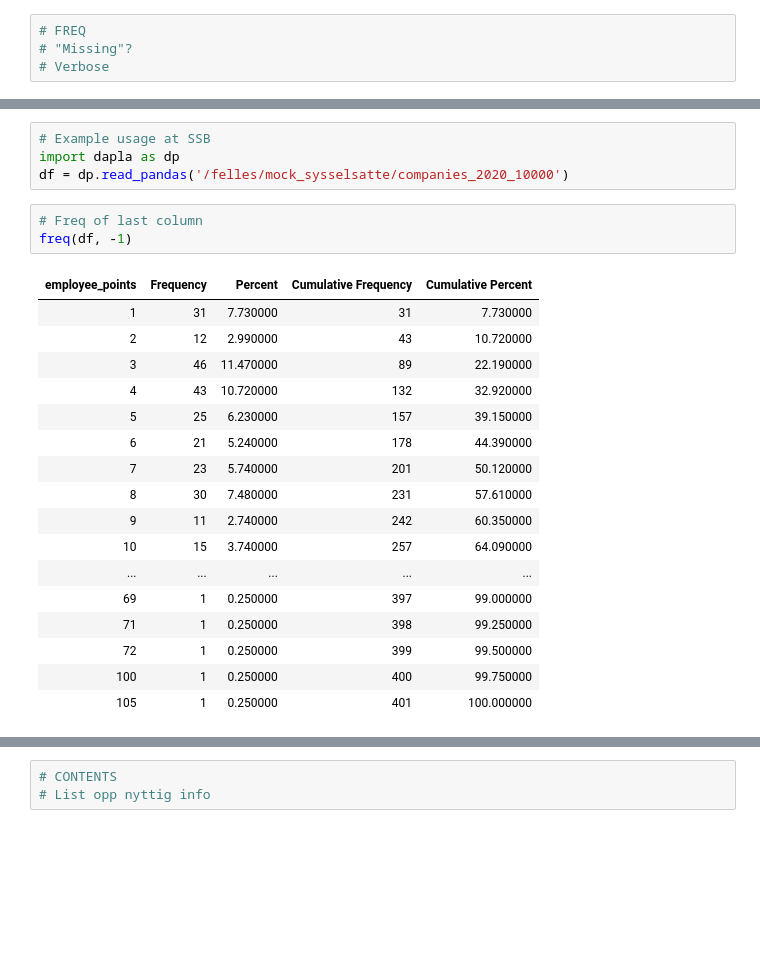
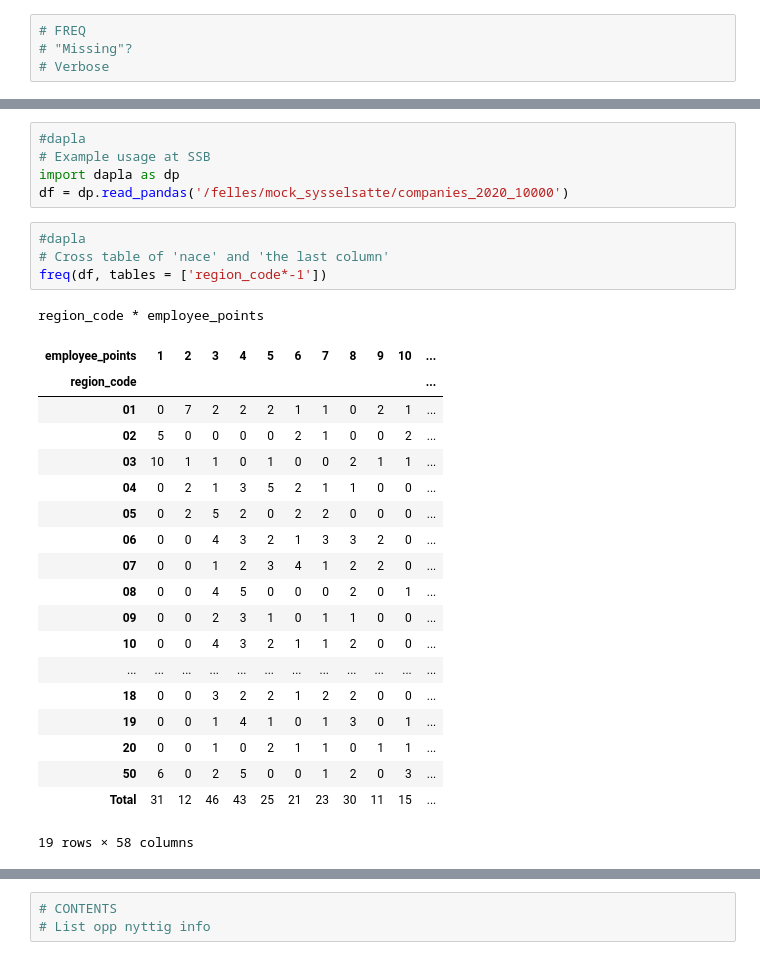
Before and after one commit to statisticsnorway/ssb-utdanning, a Jupyter notebook: 04_proc.ipynb, the cells around one changed output, grey strips where cells are left out. Drawn from its saved outputs; the diff is of its cells as text; blank space fills up the shorter version.

```diff
--- a/04_proc.ipynb
+++ b/04_proc.ipynb
@@ -134,25 +93,30 @@ def freq(df, cols = [], order = 'data', nopercent = False, nocum = False, freq_l
 # %%
+#dapla
 # Example usage at SSB
 import dapla as dp
 df = dp.read_pandas('/felles/mock_sysselsatte/companies_2020_10000')
 # %%
-# Freq of last column
-freq(df, -1)
+#dapla
+# Cross table of 'nace' and 'the last column'
+freq(df, tables = ['region_code*-1'])
 # %% [output]
+region_code * employee_points
-| employee_points | Frequency | Percent | Cumulative Frequency | Cumulative Percent |
-| 1 | 31 | 7.730000 | 31 | 7.730000 |
-| 2 | 12 | 2.990000 | 43 | 10.720000 |
-| 3 | 46 | 11.470000 | 89 | 22.190000 |
-| 4 | 43 | 10.720000 | 132 | 32.920000 |
-| 5 | 25 | 6.230000 | 157 | 39.150000 |
-| 6 | 21 | 5.240000 | 178 | 44.390000 |
-| 7 | 23 | 5.740000 | 201 | 50.120000 |
-| 8 | 30 | 7.480000 | 231 | 57.610000 |
-| 9 | 11 | 2.740000 | 242 | 60.350000 |
-| 10 | 15 | 3.740000 | 257 | 64.090000 |
-| ... | ... | ... | ... | ... |
-| 69 | 1 | 0.250000 | 397 | 99.000000 |
-| 71 | 1 | 0.250000 | 398 | 99.250000 |
-| 72 | 1 | 0.250000 | 399 | 99.500000 |
-| 100 | 1 | 0.250000 | 400 | 99.750000 |
-| 105 | 1 | 0.250000 | 401 | 100.000000 |
+| employee_points | 1 | 2 | 3 | 4 | 5 | 6 | 7 | 8 | 9 | 10 | ... |
+| region_code |  |  |  |  |  |  |  |  |  |  | ... |
+| 01 | 0 | 7 | 2 | 2 | 2 | 1 | 1 | 0 | 2 | 1 | ... |
+| 02 | 5 | 0 | 0 | 0 | 0 | 2 | 1 | 0 | 0 | 2 | ... |
+| 03 | 10 | 1 | 1 | 0 | 1 | 0 | 0 | 2 | 1 | 1 | ... |
+| 04 | 0 | 2 | 1 | 3 | 5 | 2 | 1 | 1 | 0 | 0 | ... |
+| 05 | 0 | 2 | 5 | 2 | 0 | 2 | 2 | 0 | 0 | 0 | ... |
+| 06 | 0 | 0 | 4 | 3 | 2 | 1 | 3 | 3 | 2 | 0 | ... |
+| 07 | 0 | 0 | 1 | 2 | 3 | 4 | 1 | 2 | 2 | 0 | ... |
+| 08 | 0 | 0 | 4 | 5 | 0 | 0 | 0 | 2 | 0 | 1 | ... |
+| 09 | 0 | 0 | 2 | 3 | 1 | 0 | 1 | 1 | 0 | 0 | ... |
+| 10 | 0 | 0 | 4 | 3 | 2 | 1 | 1 | 2 | 0 | 0 | ... |
+| ... | ... | ... | ... | ... | ... | ... | ... | ... | ... | ... | ... |
+| 18 | 0 | 0 | 3 | 2 | 2 | 1 | 2 | 2 | 0 | 0 | ... |
+| 19 | 0 | 0 | 1 | 4 | 1 | 0 | 1 | 3 | 0 | 1 | ... |
+| 20 | 0 | 0 | 1 | 0 | 2 | 1 | 1 | 0 | 1 | 1 | ... |
+| 50 | 6 | 0 | 2 | 5 | 0 | 0 | 1 | 2 | 0 | 3 | ... |
+| Total | 31 | 12 | 46 | 43 | 25 | 21 | 23 | 30 | 11 | 15 | ... |
+19 rows × 58 columns
```
Also changed, not shown: parts of 7 cells of this notebook.
